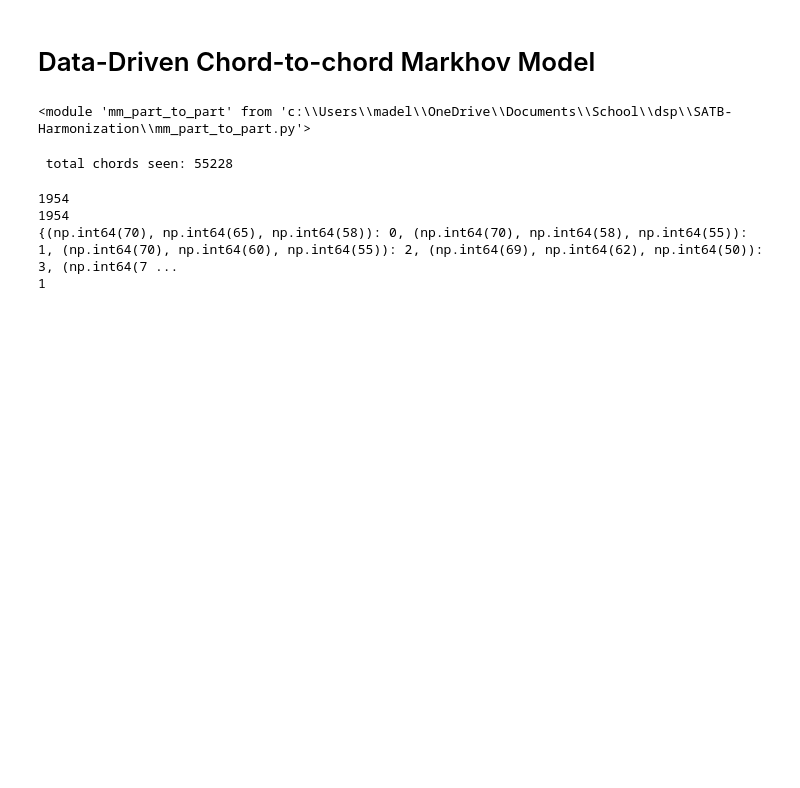
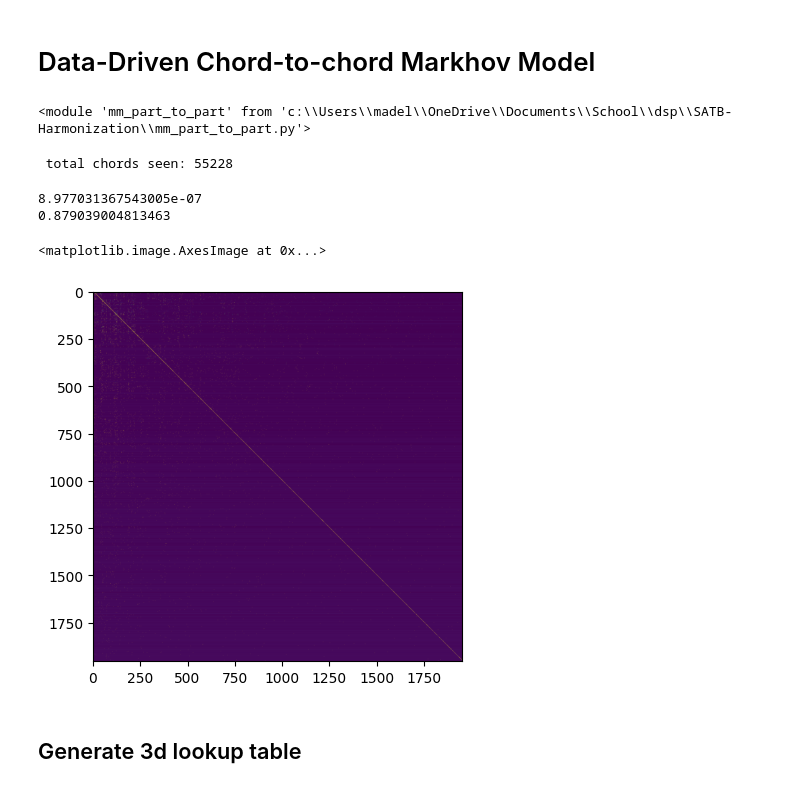
Before and after one commit to Charmunk/SATB-Harmonization, a Jupyter notebook: mm_chord_to_chord_dd.ipynb, the cells around one changed output. Drawn from its saved outputs; the diff is of its cells as text; code cells hidden in the pictures; blank space fills up the shorter version.

Commit message:
added chord based harmonization

```diff
--- a/mm_chord_to_chord_dd.ipynb
+++ b/mm_chord_to_chord_dd.ipynb
@@ -42,7 +43,7 @@ def get_chord_dict(dataset_dir):
 
         if os.path.exists(song_path):
             try:
-                _, A, T, B = p2p.csv_to_tracks(song_path)
+                _, A, T, B = csv_to_tracks(song_path)
 
             except Exception as e:
                 tqdm.write(f"Error processing {song_path}: {e}")
@@ -59,17 +60,22 @@ def get_chord_dict(dataset_dir):
                     idx_to_chord[idx] = chord
                     idx += 1
                 chord_idx_list.append(chord_to_idx[chord]) # add chord idx to list of seen chords
-    chord_to_chord = np.ones((idx, idx), dtype='int64')*1/1000 # add an epsilon so no divide by zero
+    chord_trans_counts = np.ones((idx, idx), dtype='int64')*1/1000 # add an epsilon so no divide by zero
     # for i in range(idx):
     #      chord_to_chord[]
     for i in range(1,len(chord_idx_list)):  #index thru all chords seen
         prev_chord_idx = chord_idx_list[i-1]
         chord_idx = chord_idx_list[i]
-        chord_to_chord[prev_chord_idx, chord_idx] += 1
-         # construct!
-                    # counts_A[int(A[i-1]), int(A[i])] += 1
-                    # counts_T[int(T[i-1]), int(T[i])] += 1
-                    # counts_B[int(B[i-1]), int(B[i])] += 1
+        chord_trans_counts[prev_chord_idx, chord_idx] += 1
+        # double count chord transitions
+        if prev_chord_idx != chord_idx:
+            chord_trans_counts[prev_chord_idx, chord_idx] += 2
+        # if prev_chord_idx != chord_idx:
+        #     print(f"chord transition occured! from {prev_chord_idx} to {chord_idx}")
+    chord_to_chord = np.zeros_like(chord_trans_counts)
+    # just in case we decide to change their shapes, normalize individuallly
+    for i in range(chord_to_chord.shape[0]):
+        chord_to_chord[i, :] = chord_trans_counts[i, :] / np.sum(chord_trans_counts[i, :]) #normalize
     print(f" total chords seen: {total_data}")
     return chord_to_idx, idx_to_chord, chord_to_chord
 # %%
@@ -78,12 +84,15 @@ chord_to_idx, idx_to_chord, chord_to_chord = get_chord_dict(train_dir)
 # %% [output]
  total chords seen: 55228
 # %%
-print(len(chord_to_chord))
-print(len(chord_to_idx))
-print(chord_to_idx)
-print(idx_to_chord[100])
+# plt.imshow(chord_to_chord)
+# print(np.min(chord_to_chord))
+# print(np.max(chord_to_chord))
+
+plt.imshow(chord_to_chord, vmin=0, vmax=0.01)
 # %% [output]
-1954
-1954
-{(np.int64(70), np.int64(65), np.int64(58)): 0, (np.int64(70), np.int64(58), np.int64(55)): 1, (np.int64(70), np.int64(60), np.int64(55)): 2, (np.int64(69), np.int64(62), np.int64(50)): 3, (np.int64(7 ...
-1
+8.977031367543005e-07
+0.879039004813463
+<matplotlib.image.AxesImage at 0x...>
+[figure, added]
+# %% [markdown]
+## Generate 3d lookup table
```
Also changed, not shown: parts of 3 cells of this notebook, 5 other files.
